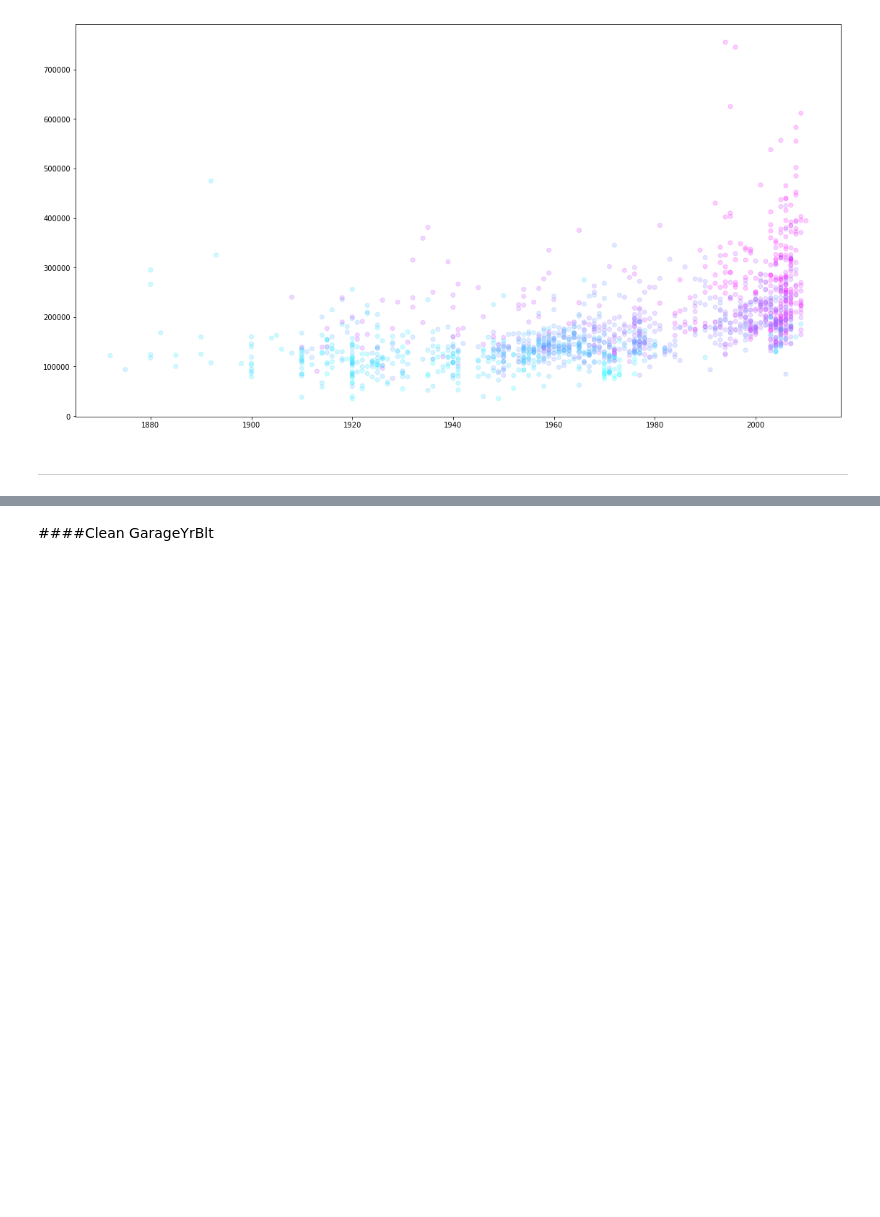
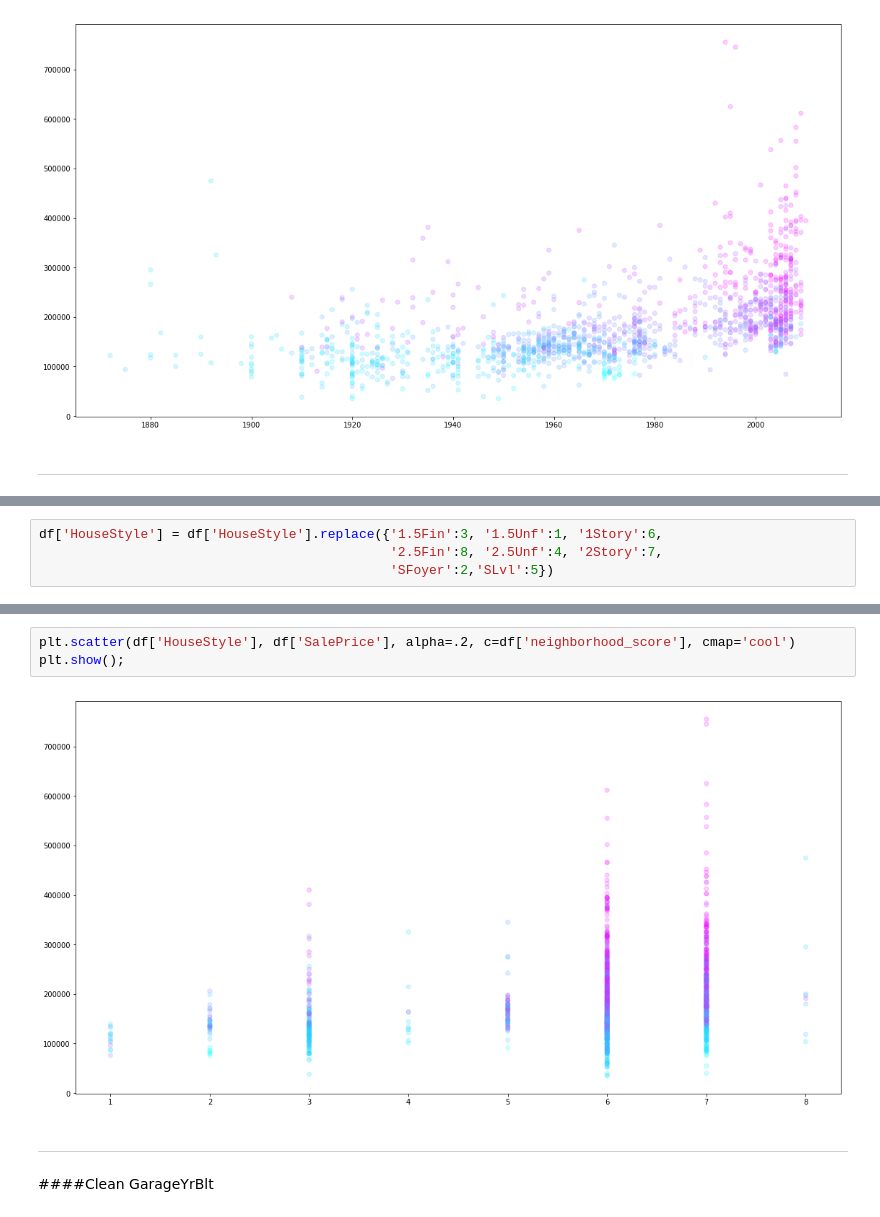
Before and after one commit to mkirby1995/DS-Unit-2-Sprint-2-Regression, a Jupyter notebook: Polynomial_Log_linear_Regression_Assignment.ipynb, the cells around one changed output, grey strips where cells are left out. Saved outputs shown, nothing was run; the diff lists cells and outputs as text; blank space fills up the shorter version.

```diff
--- a/Polynomial_Log_linear_Regression_Assignment.ipynb
+++ b/Polynomial_Log_linear_Regression_Assignment.ipynb
@@ -1038,0 +1065,4 @@ plt.show();
+# %%
+df['HouseStyle'] = df['HouseStyle'].replace({'1.5Fin':3, '1.5Unf':1, '1Story':6,
+                                             '2.5Fin':8, '2.5Unf':4, '2Story':7,
+                                             'SFoyer':2,'SLvl':5})
@@ -1039,3 +1081,12 @@ plt.show();
+# %%
+plt.scatter(df['HouseStyle'], df['SalePrice'], alpha=.2, c=df['neighborhood_score'], cmap='cool')
+plt.show();
+# %% [output]
+[figure, added]
+# %% [markdown]
+
+
+---
 # %% [markdown]
 ####Clean GarageYrBlt
 # %%
```
Also changed, not shown: parts of 7 cells of this notebook.
